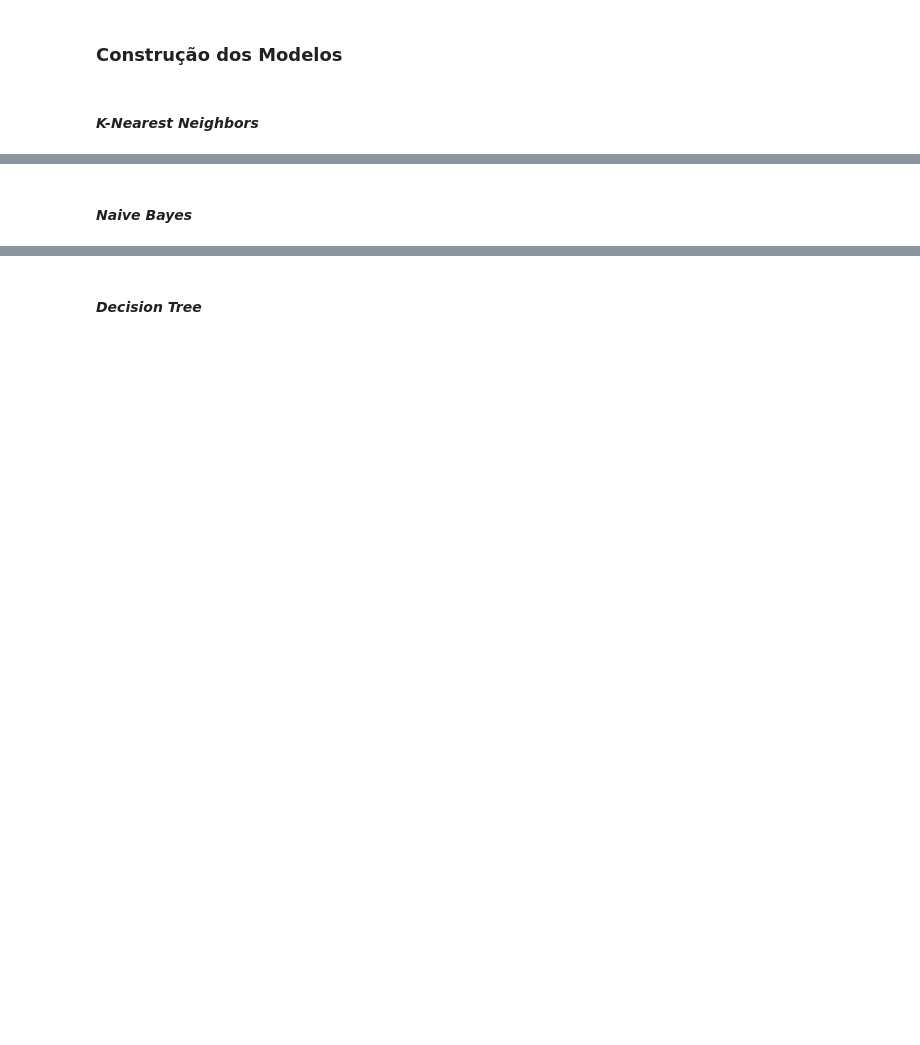
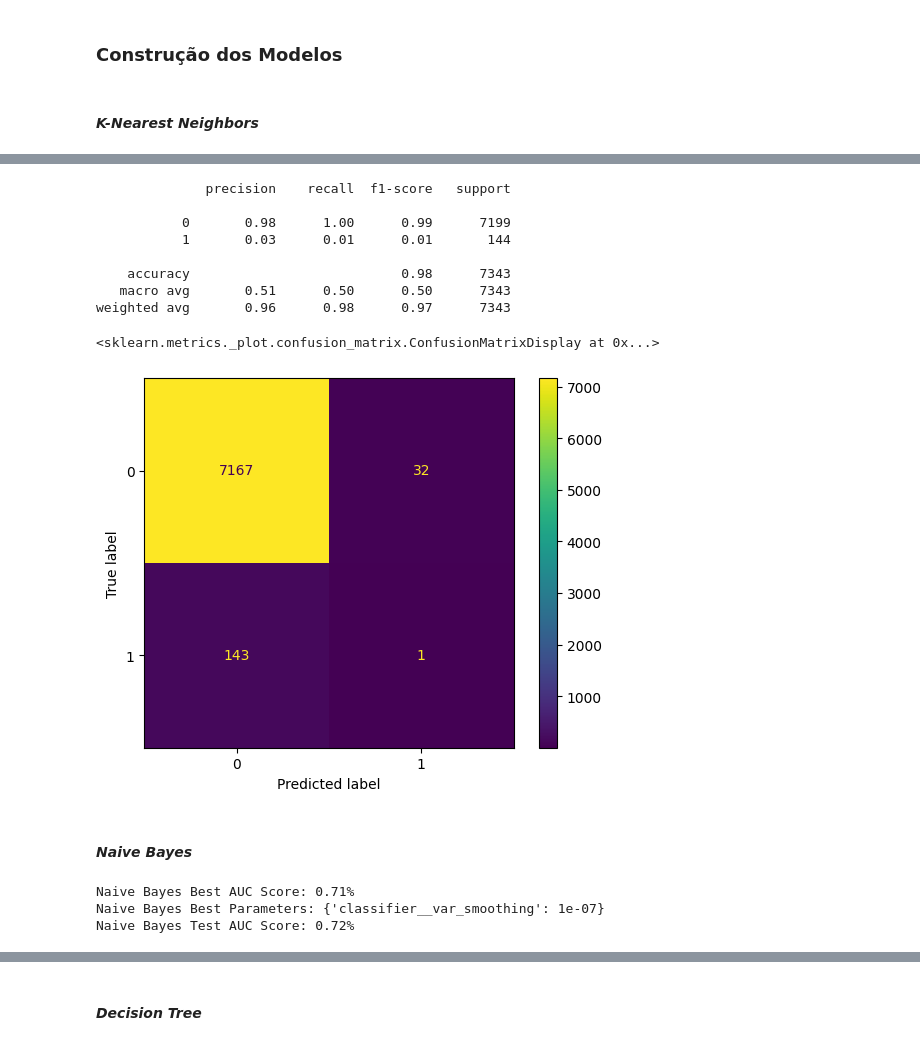
Before and after one commit to manelneto/fraud, a Jupyter notebook: task2.ipynb, the cells around one changed output, grey strips where cells are left out. Drawn from its saved outputs; the diff is of its cells as text; code cells hidden in the pictures; blank space fills up the shorter version.

```diff
--- a/task2.ipynb
+++ b/task2.ipynb
@@ -104,2 +121,47 @@ K-Nearest Neighbors Test AUC Score: 57.14%
+# %%
+knn_test_predictions = knn_grid_search.predict(test_predictors)
+
+print(classification_report(test_targets, knn_test_predictions))
+
+knn_confusion_matrix = confusion_matrix(test_targets, knn_test_predictions)
+
+ConfusionMatrixDisplay(knn_confusion_matrix).plot()
+# %% [output]
+              precision    recall  f1-score   support
+
+           0       0.98      1.00      0.99      7199
+           1       0.03      0.01      0.01       144
+
+    accuracy                           0.98      7343
+   macro avg       0.51      0.50      0.50      7343
+weighted avg       0.96      0.98      0.97      7343
+<sklearn.metrics._plot.confusion_matrix.ConfusionMatrixDisplay at 0x...>
+[figure, added]
 # %% [markdown]
 #### *Naive Bayes*
+# %%
+naive_bayes_pipeline = Pipeline([
+    ('smote', SMOTE()),
+    ('scaler', StandardScaler()),
+    ('classifier', GaussianNB())
+])
+
+naive_bayes_parameter_grid = {
+    'classifier__var_smoothing': [1e-15, 1e-14, 1e-13, 1e-12, 1e-11, 1e-10, 1e-9, 1e-8, 1e-7, 1e-6, 1e-5]
+}
+
+naive_bayes_cross_validation = StratifiedKFold(n_splits = 10, random_state = 10, shuffle = True)
+
+naive_bayes_grid_search = GridSearchCV(naive_bayes_pipeline, naive_bayes_parameter_grid, cv = naive_bayes_cross_validation, n_jobs = -1, scoring = 'roc_auc')
+
+naive_bayes_grid_search.fit(train_predictors, train_targets)
+
+naive_bayes_auc = naive_bayes_grid_search.score(test_predictors, test_targets)
+
+print('Naive Bayes Best AUC Score: {:.2f}'.format(naive_bayes_grid_search.best_score_))
+print('Naive Bayes Best Parameters:', naive_bayes_grid_search.best_params_)
+print('Naive Bayes Test AUC Score: {:.2f}'.format(naive_bayes_auc))
+# %% [output]
+Naive Bayes Best AUC Score: 0.71%
+Naive Bayes Best Parameters: {'classifier__var_smoothing': 1e-07}
+Naive Bayes Test AUC Score: 0.72%
```
Also changed, not shown: parts of 34 cells of this notebook, 1 other file.
